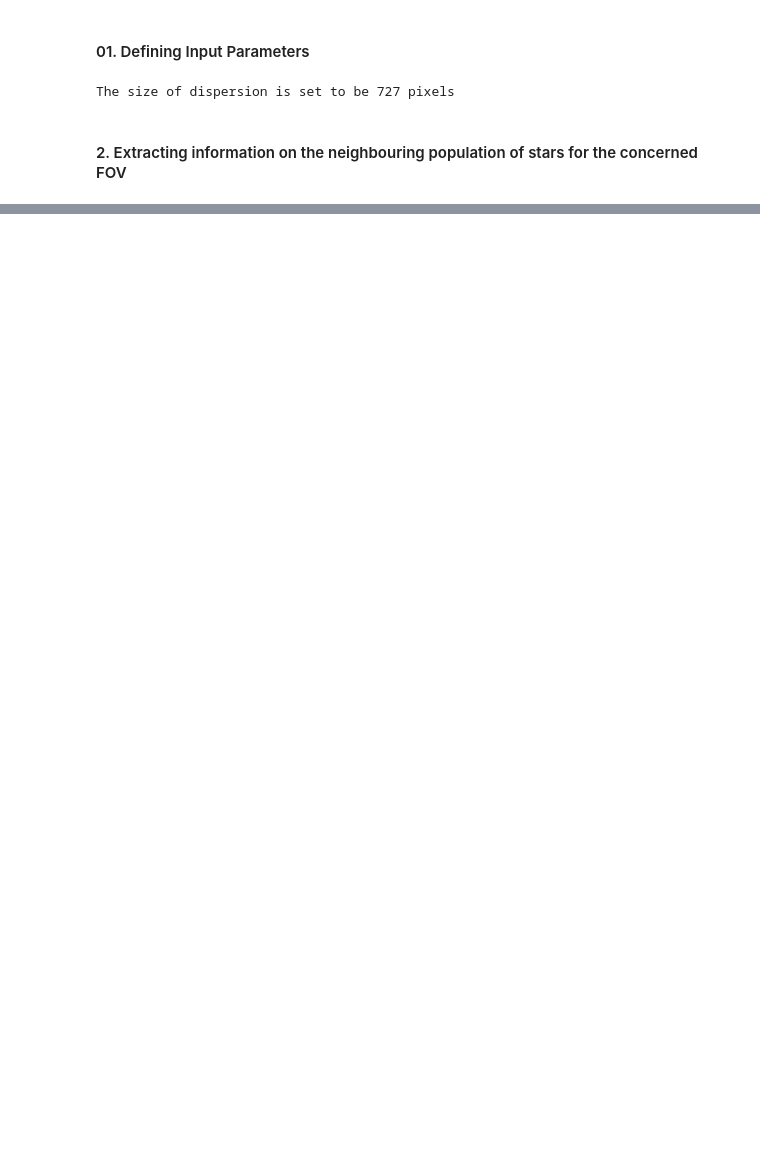
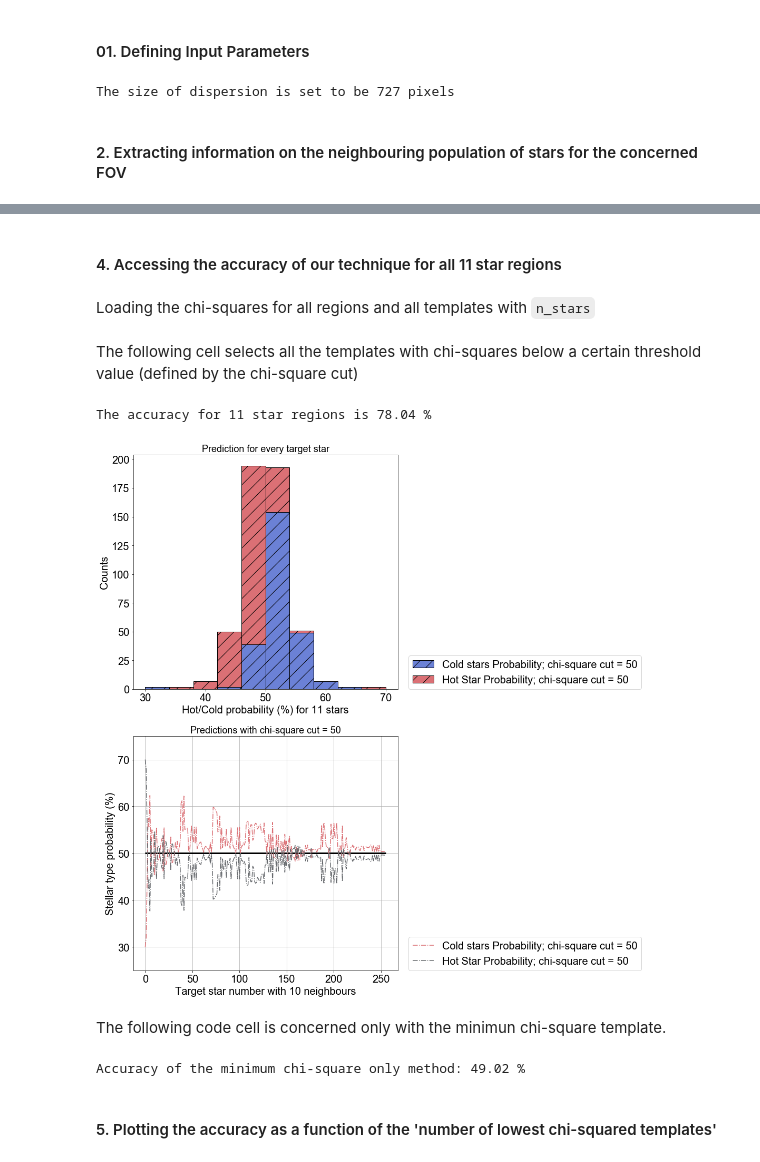
Before and after one commit to SoumyaShreeram/Slitless_spectroscopy, a Jupyter notebook: 06_Fitting_a_region_using_the_nearest_neighbour_approach.ipynb, the cells around one changed output, grey strips where cells are left out. Cells and saved outputs as stored; diff of their text form; code cells hidden in the pictures; blank space fills up the shorter version.

Commit message:
final results

```diff
--- a/06_Fitting_a_region_using_the_nearest_neighbour_approach.ipynb
+++ b/06_Fitting_a_region_using_the_nearest_neighbour_approach.ipynb
@@ -234,0 +198,58 @@ plotSubRegion(limits[-1], data_mat_arr[1], 'Data grid matrix', '', cmaps='Blues'
+# %% [markdown]
+#### 4. Accessing the accuracy of our technique for all 11 star regions
+# %%
+n_stars = 11
+pixel_scale = 5
+
+stars_with_n_neighbours = np.where(total_neighbours == n_stars)
+
+stellar_types_data_arr, target_star_type, target_star_idx = stl.findStellarTypesDataStars(n_stars, hot_stars_arr,\
+                                                                                          stars_with_n_neighbours,\
+                                                                                          star_neighbours, x_pos,\
+                                                                                          y_pos, x_FOV, y_FOV)
+# %% [markdown]
+Loading the chi-squares for all regions and all templates with `n_stars`
+# %%
+resulting_params_all = np.load('Data/Chi_sq_vals/%d_stars_%d_regions_%d_pixel_scale.npy'%(n_stars, len(stars_with_n_neighbours[0]), pixel_scale), allow_pickle=True)
+# %% [markdown]
+The following cell selects all the templates with chi-squares below a certain threshold value (defined by the chi-square cut)
+# %%
+importlib.reload(fap)
+accuracy_vals = []
+
+hatch = ['/', '|', '+']
+linestyle = ['-.', '-', ':']
+num_temps_arr = [50]
+
+fig, ax = plt.subplots(len(num_temps_arr)+1,1, figsize=(9,int(9*(1+len(num_temps_arr)))))
+
+for j, param in enumerate(num_temps_arr):
+    method = ['find_N_smallest_vals', param]
+
+    hot_star_counts, target_star_prediction_all = stl.getTargetStarPrediction(hot_stars_arr, resulting_params_all,\
+                                                                              stars_with_n_neighbours, template_dir, n_stars, \
+                                                                              target_star_idx, print_msg=False, method=method)
+
+    hot_probability, cold_probability = pt.plotTargetStarPrediction(ax[j], hot_star_counts, target_star_prediction_all,\
+                                                                    hatch[j], method[1], n_stars, plot_fig=True)
+
+    pt.plotChiSqPredictions(ax[j+1], cold_probability, hot_probability, linestyle[j], chi_sq_cut=param, n_stars=n_stars)
+
+    accuracy = fap.evaluateAccuraryNstars(hot_probability, cold_probability, target_star_type)
+    accuracy_vals.append(accuracy[0])
+
+    print('The accuracy for %d star regions is %.2f %s'%(n_stars, accuracy_vals[0]*100, '%'))
+# %% [output]
+The accuracy for 11 star regions is 78.04 %
+[figure, added]
+# %% [markdown]
+The following code cell is concerned only with the minimun chi-square template.
+# %%
+min_target_star_prediction_all = stl.getMinimumChiSqStarPrediction(resulting_params_all, template_dir, hot_stars_arr, n_stars, stars_with_n_neighbours, target_star_idx)
+
+count_good_stars = fap.checkAccuracyForMinChiSqTechnique(min_target_star_prediction_all, target_star_type)
+print('Accuracy of the minimum chi-square only method: %.2f %s'%(count_good_stars*100/len(min_target_star_prediction_all), '%'))
+# %% [output]
+Accuracy of the minimum chi-square only method: 49.02 %
+# %% [markdown]
+#### 5. Plotting the accuracy as a function of the 'number of lowest chi-squared templates'
```
Also changed, not shown: parts of 17 cells of this notebook, 8 other files.
